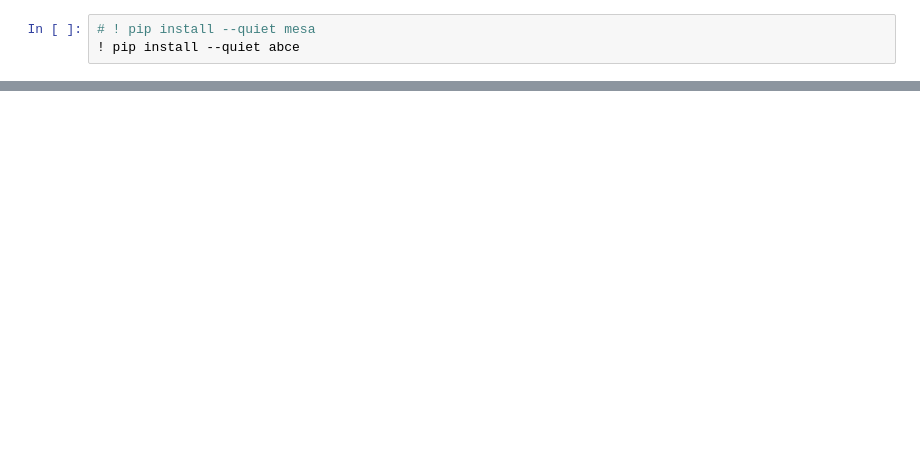
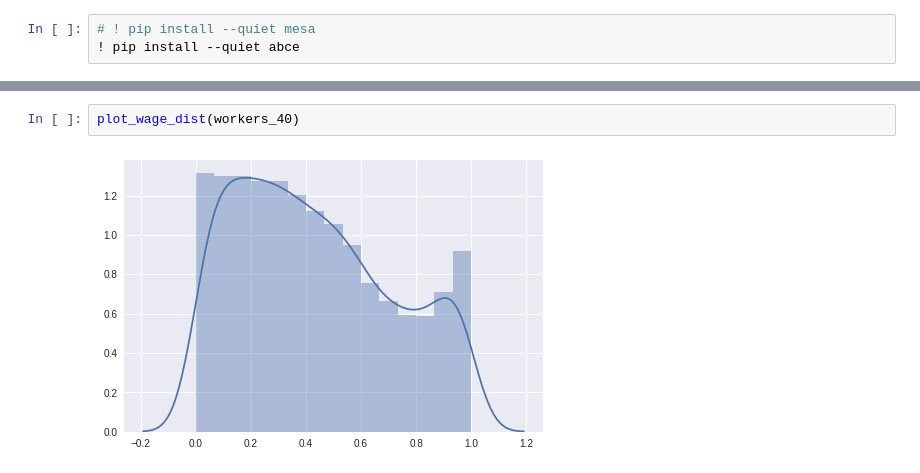
Before and after one commit to nandanrao/perceived-bargaining, a Jupyter notebook: Untitled.ipynb, the cells around one changed output, grey strips where cells are left out. Cells and saved outputs as stored; diff of their text form; blank space fills up the shorter version.

```diff
--- a/Untitled.ipynb
+++ b/Untitled.ipynb
@@ -139,0 +130,4 @@ sns.regplot(x = X, y = y, fit_reg=False)
+# %%
+plot_wage_dist(workers_40)
+# %% [output]
+[figure, added]
```
Also changed, not shown: parts of 9 cells of this notebook, 19 other files.
